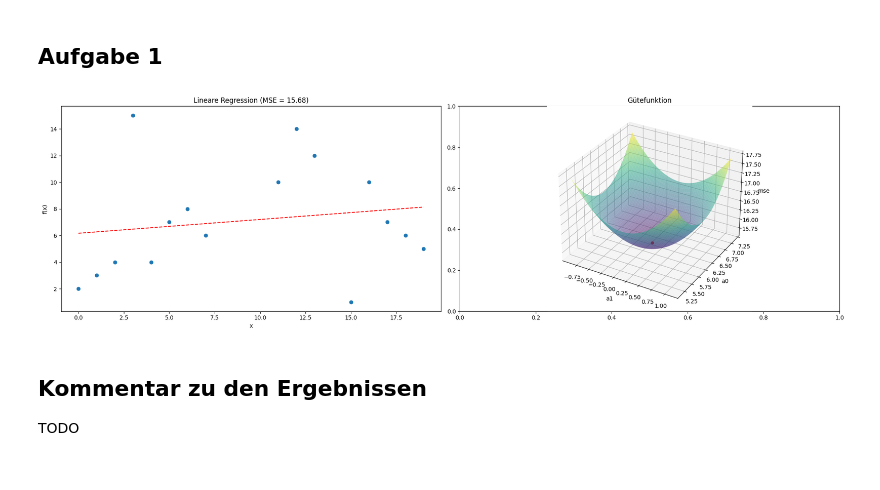
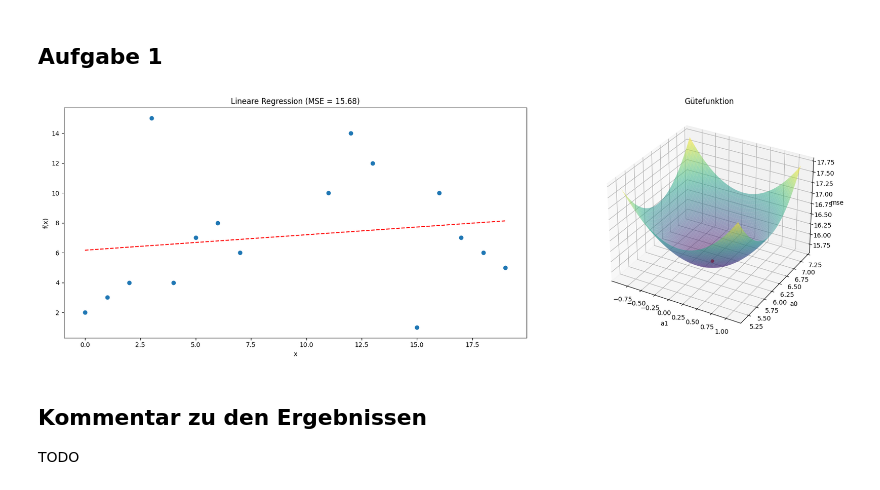
Before and after one commit to simonsymhoven/pattern-matching-machine-learning, a Jupyter notebook: blatt-4/aufgabe-1-2.ipynb, the cells around one changed output. Saved outputs shown, nothing was run; the diff lists cells and outputs as text; code cells hidden in the pictures.

Commit message:
fix subplots!

```diff
--- a/blatt-4/aufgabe-1-2.ipynb
+++ b/blatt-4/aufgabe-1-2.ipynb
@@ -109,34 +109,35 @@ def generate_cost_function(coeff, mse):
 # %%
 # Berechne die lineare Regression
 coeff, mse = linear_regression(x=x, y=y)
 y_pred = coeff[0] * x + coeff[1]
 
 # Erzeuge die parabolische Gütefunktion
 a1, a0, mse_paraboloid = generate_cost_function(coeff, mse)
 
 # Erzeuge den Subplot mit beiden Plots
-fig, (ax1, ax2) = plt.subplots(ncols=2, figsize=(20, 6))
+fig = plt.figure(figsize=(20, 6))
 
 # Plot der Daten und Regressionsgerade
+ax1 = fig.add_subplot(121)
 ax1.scatter(x, y)
 ax1.plot(x, y_pred, 'r--')
 ax1.set_xlabel('x')
 ax1.set_ylabel('f(x)')
 ax1.set_title('Lineare Regression (MSE = {:.2f})'.format(mse))
 
 # 3D-Plot der Gütefunktion
 ax2 = fig.add_subplot(122, projection='3d')
 ax2.plot_surface(a1, a0, mse_paraboloid, cmap='viridis', alpha=0.5)
 ax2.scatter(coeff[0], coeff[1], mse, color='red')
 ax2.set_xlabel('a1')
 ax2.set_ylabel('a0')
 ax2.set_zlabel('mse')
 ax2.set_title('Gütefunktion')
 
 plt.tight_layout()
 plt.show()
 # %% [output]
-[figure, old version]
+[figure, new version]
 # %% [markdown]
 ## Kommentar zu den Ergebnissen
 
```
